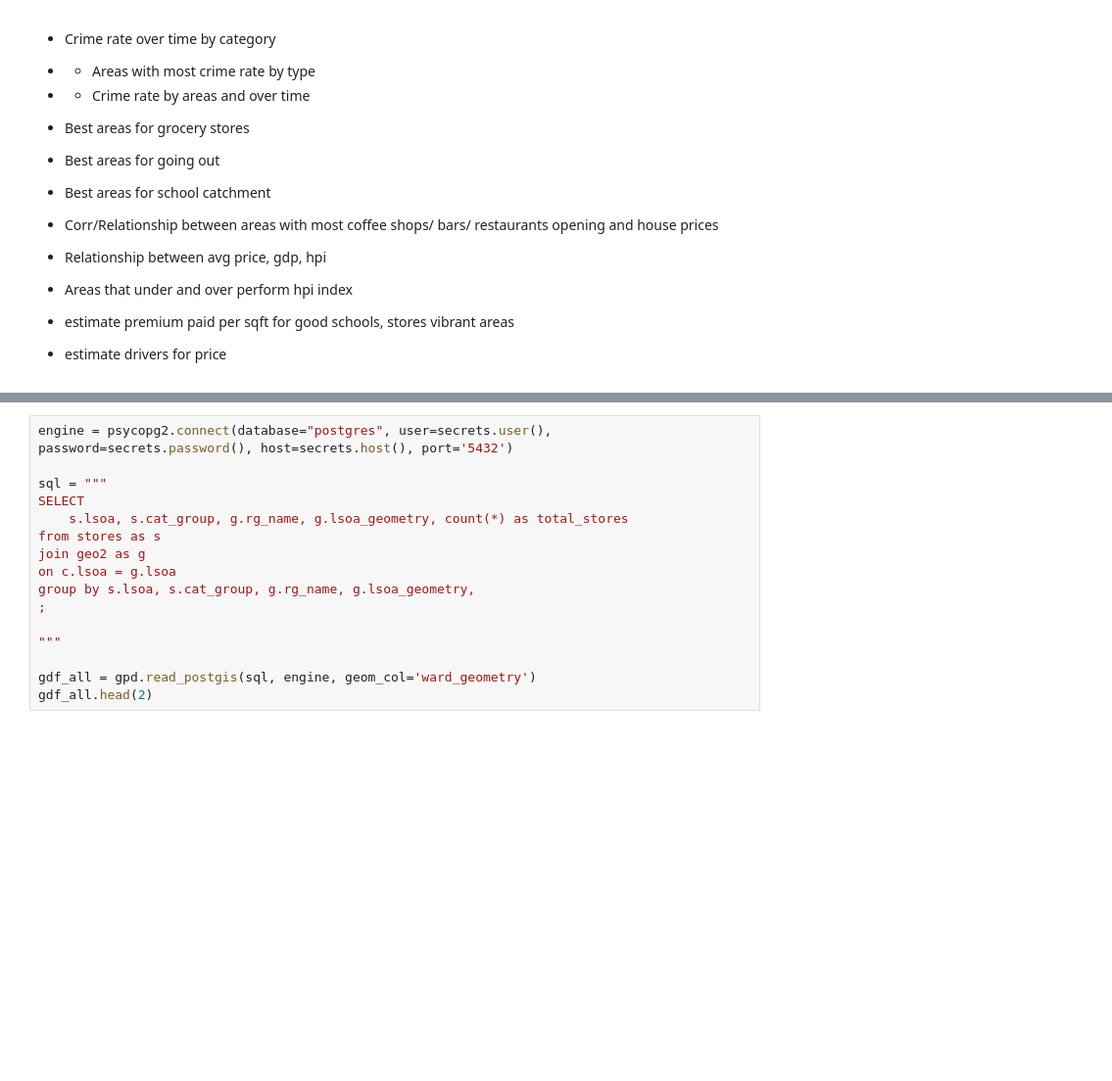
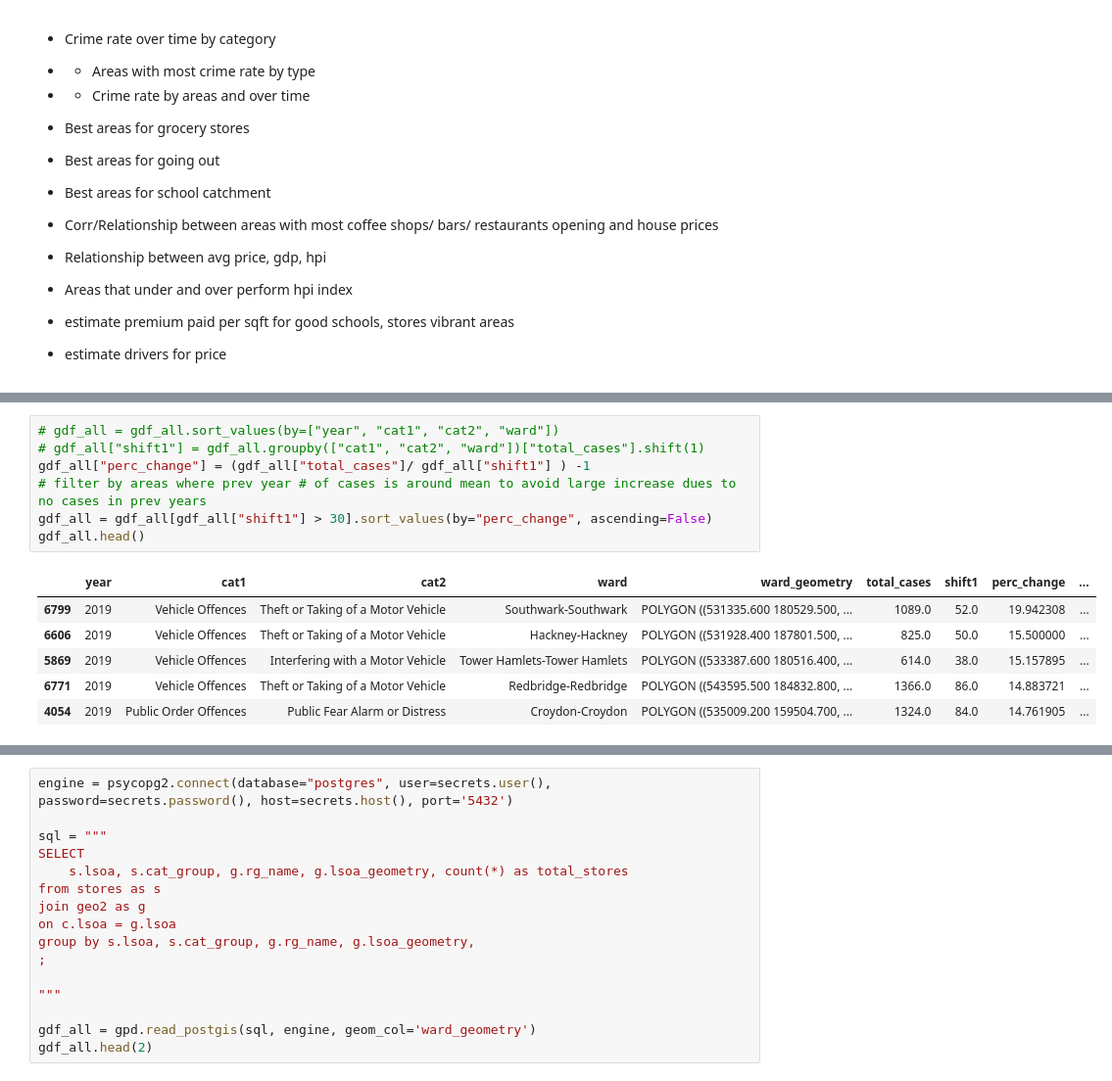
Before and after one commit to jelenalor/RealEstate, a Jupyter notebook: 2.EDA regions.ipynb, the cells around one changed output, grey strips where cells are left out. Shown: that part at 98% size. Drawn from its saved outputs; the diff is of its cells as text; blank space fills up the shorter version.

```diff
--- a/2.EDA regions.ipynb
+++ b/2.EDA regions.ipynb
@@ -120,0 +187,14 @@ sns.lineplot(data=gdf_all, x="year", y="total_cases", hue="cat_group")
+# %%
+# gdf_all = gdf_all.sort_values(by=["year", "cat1", "cat2", "ward"])
+# gdf_all["shift1"] = gdf_all.groupby(["cat1", "cat2", "ward"])["total_cases"].shift(1)
+gdf_all["perc_change"] = (gdf_all["total_cases"]/ gdf_all["shift1"] ) -1
+# filter by areas where prev year # of cases is around mean to avoid large increase dues to no cases in prev years
+gdf_all = gdf_all[gdf_all["shift1"] > 30].sort_values(by="perc_change", ascending=False)
+gdf_all.head()
+# %% [output]
+|  | year | cat1 | cat2 | ward | ward_geometry | total_cases | shift1 | perc_change | ... |
+| 6799 | 2019 | Vehicle Offences | Theft or Taking of a Motor Vehicle | Southwark-Southwark | POLYGON ((531335.600 180529.500, ... | 1089.0 | 52.0 | 19.942308 | ... |
+| 6606 | 2019 | Vehicle Offences | Theft or Taking of a Motor Vehicle | Hackney-Hackney | POLYGON ((531928.400 187801.500, ... | 825.0 | 50.0 | 15.500000 | ... |
+| 5869 | 2019 | Vehicle Offences | Interfering with a Motor Vehicle | Tower Hamlets-Tower Hamlets | POLYGON ((533387.600 180516.400, ... | 614.0 | 38.0 | 15.157895 | ... |
+| 6771 | 2019 | Vehicle Offences | Theft or Taking of a Motor Vehicle | Redbridge-Redbridge | POLYGON ((543595.500 184832.800, ... | 1366.0 | 86.0 | 14.883721 | ... |
+| 4054 | 2019 | Public Order Offences | Public Fear Alarm or Distress | Croydon-Croydon | POLYGON ((535009.200 159504.700, ... | 1324.0 | 84.0 | 14.761905 | ... |
```
Also changed, not shown: parts of 13 cells of this notebook.
